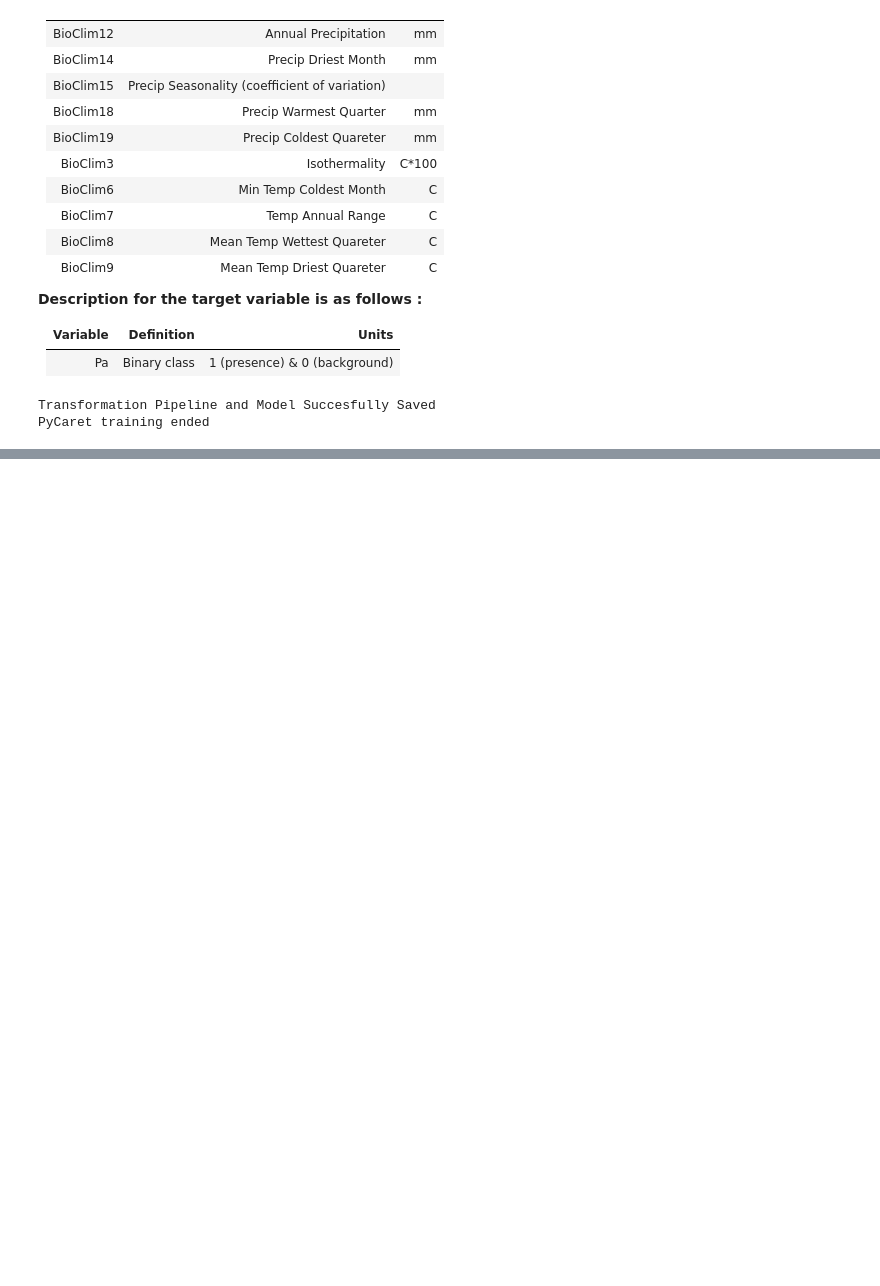
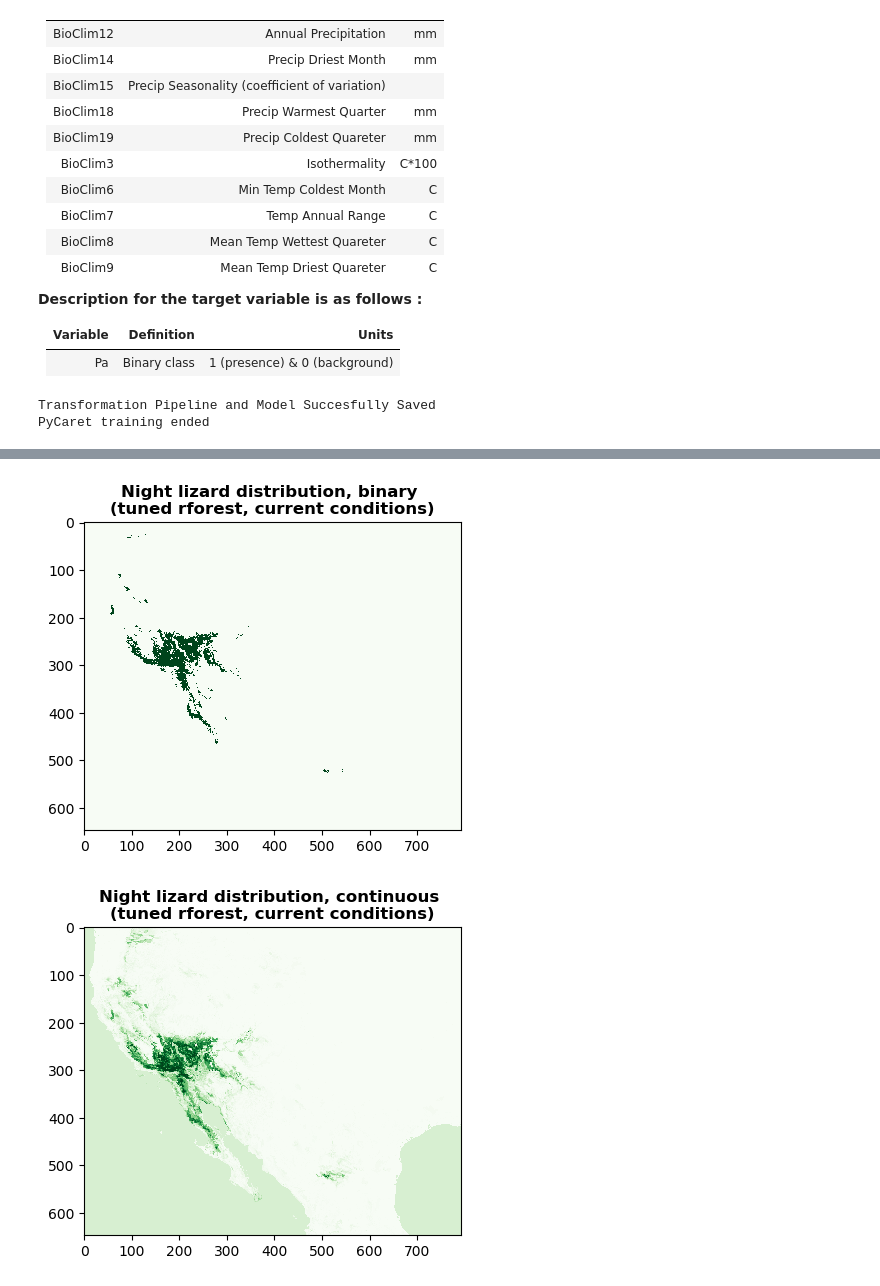
Before and after one commit to daniel-furman/ensemble-climate-projections, a Jupyter notebook: Comparing_MLs.ipynb, the cells around one changed output, grey strips where cells are left out. Drawn from its saved outputs; the diff is of its cells as text; code cells hidden in the pictures; blank space fills up the shorter version.

```diff
--- a/Comparing_MLs.ipynb
+++ b/Comparing_MLs.ipynb
@@ -106,0 +139,12 @@ f_score # F-statistic for the models above, as well as the PyCaret blended model
+# %%
+rf_curr = rasterio.open("xantusia-data-main/responses.tif")
+plt.imshow(rf_curr.read(1), cmap='Greens')
+plt.title('Night lizard distribution, binary \n(tuned rforest, current conditions)', fontweight ='bold')
+plt.figure()
+rf_curr = rasterio.open("xantusia-data-main/probability_1.0.tif")
+plt.imshow(rf_curr.read(1), cmap = 'Greens')
+plt.title('Night lizard distribution, continuous \n(tuned rforest, current conditions)', fontweight ='bold')
+print('')
+# %% [output]
+[figure, added]
+[figure, added]
```
Also changed, not shown: parts of 9 cells of this notebook, 1 other file.
